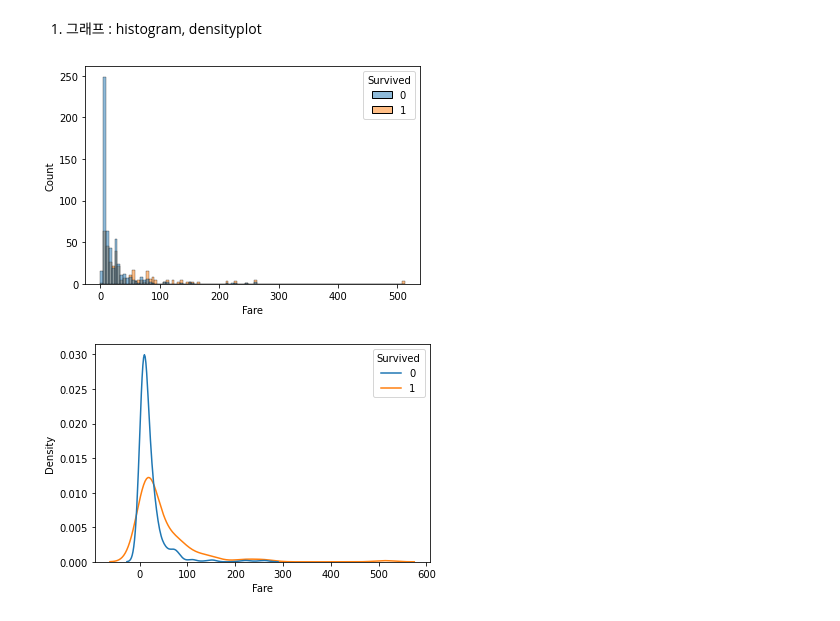
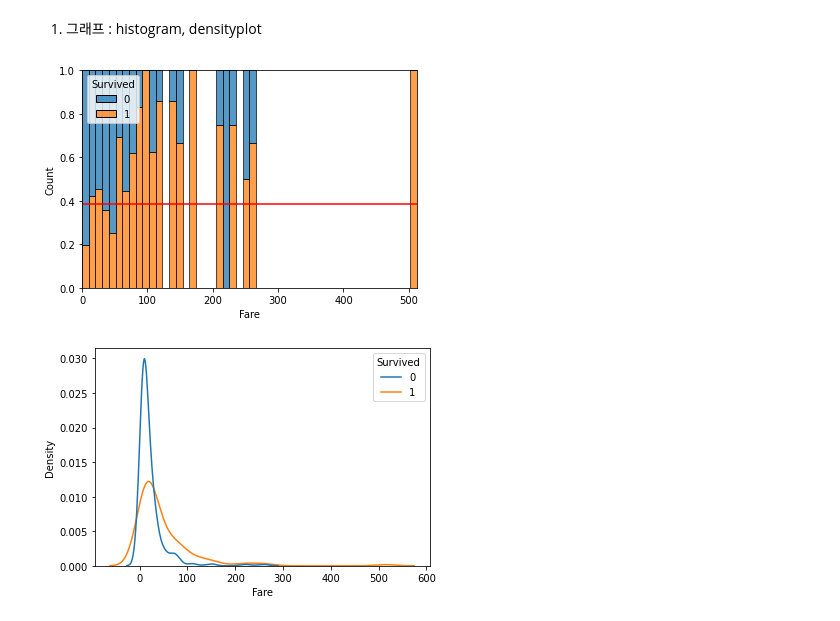
Before and after one commit to ringolove/aivle2201, a Jupyter notebook: python_visualization/14과 이변량분석_종합실습.ipynb, the cells around one changed output. Cells and saved outputs as stored; diff of their text form; code cells hidden in the pictures.

```diff
--- a/python_visualization/14과 이변량분석_종합실습.ipynb
+++ b/python_visualization/14과 이변량분석_종합실습.ipynb
@@ -101,10 +102,11 @@ dtype: float64
 # %% [markdown]
 1) 그래프 : histogram, densityplot
 # %%
-sns.histplot(x='Fare', data=titanic, hue=target)
+sns.histplot(x='Fare', data=titanic, hue=target, multiple='fill', bins=50)
+plt.axhline(titanic['Survived'].mean(), color='r')
 plt.show()
 # %% [output]
-[figure, old version]
+[figure, new version]
 # %%
 sns.kdeplot(x='Fare', data=titanic, hue=target, common_norm=False)
 plt.show()
```
Also changed, not shown: parts of 43 cells of this notebook, 2 other files.
